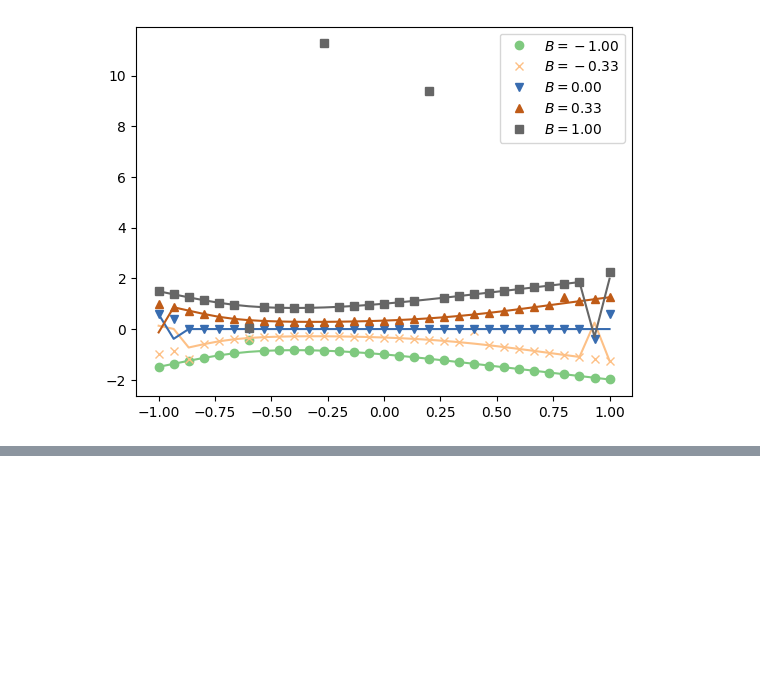
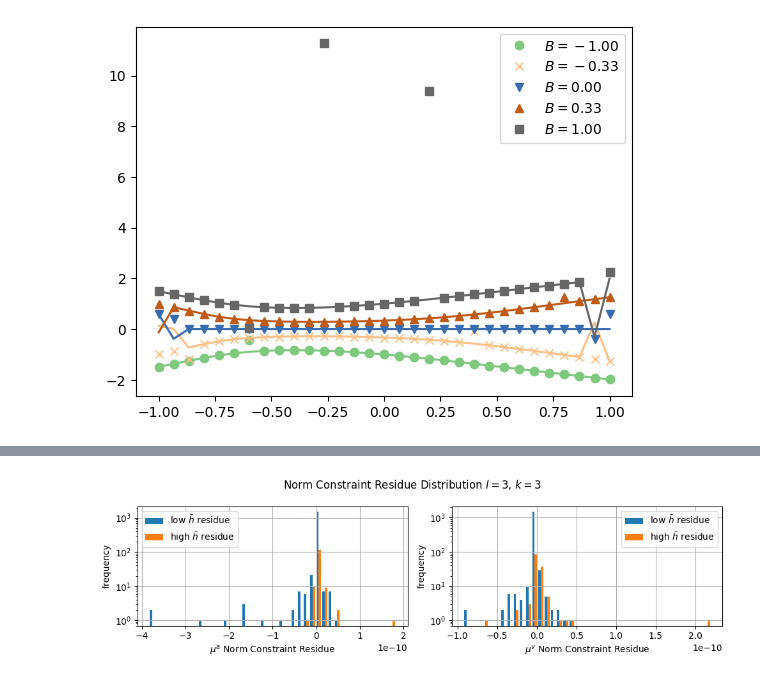
Before and after one commit to YizhongHu/statistical_mechanics_on_graphs, a Jupyter notebook: src/ising_bipartite.ipynb, the cells around one changed output, grey strips where cells are left out. Cells and saved outputs as stored; diff of their text form; code cells hidden in the pictures; blank space fills up the shorter version.

```diff
--- a/src/ising_bipartite.ipynb
+++ b/src/ising_bipartite.ipynb
@@ -689,0 +836,23 @@ plt.legend()
+# %%
+fig, (ax1, ax2) = plt.subplots(1, 2, figsize=(10, 3))
+
+mask_flat = cavity_mask.flatten()
+
+ax1.hist([norm_res[0][mask_flat], norm_res[0][~mask_flat]], bins=40, log=True, stacked=False, label=['low $\\bar{h}$ residue', 'high $\\bar{h}$ residue'])
+ax2.hist([norm_res[1][mask_flat], norm_res[1][~mask_flat]], bins=40, log=True, stacked=False, label=['low $\\bar{h}$ residue', 'high $\\bar{h}$ residue'])
+
+ax1.set_xlabel('$\mu^a$ Norm Constraint Residue')
+ax1.set_ylabel('frequency')
+ax1.grid(True)
+ax1.legend()
+ax2.set_xlabel('$\mu^v$ Norm Constraint Residue')
+ax2.set_ylabel('frequency')
+ax2.grid(True)
+ax2.legend()
+
+fig.suptitle(f'Norm Constraint Residue Distribution ${l=}$, ${k=}$')
+fig.tight_layout()
+
+plt.savefig(f'../img/ising_bptt/NC_{l=}_{k=}.png')
+# %% [output]
+[figure, added]
```
Also changed, not shown: parts of 15 cells of this notebook, 15 other files.
